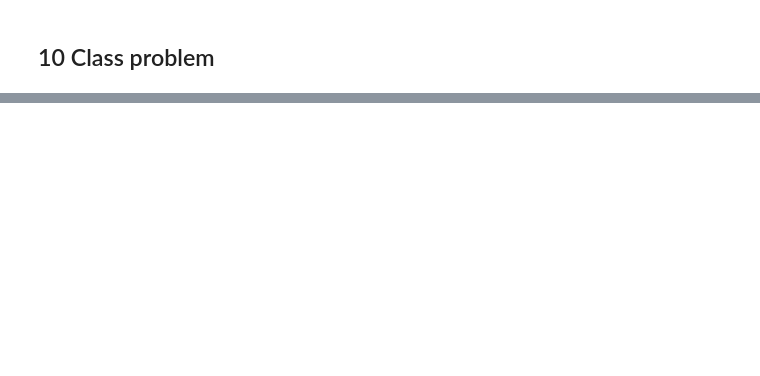
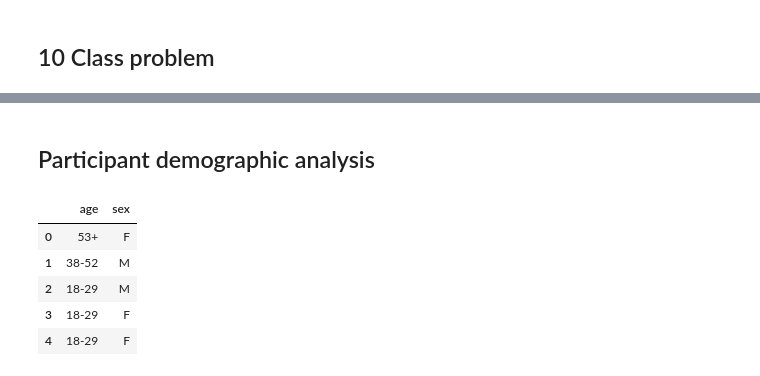
Before and after one commit to finlayscheib/capture24, a Jupyter notebook: Deep_models.ipynb, the cells around one changed output, grey strips where cells are left out. Saved outputs shown, nothing was run; the diff lists cells and outputs as text; code cells hidden in the pictures; blank space fills up the shorter version.

```diff
--- a/Deep_models.ipynb
+++ b/Deep_models.ipynb
@@ -325,0 +344,2 @@ test/f1: 0.469
+# %% [markdown]
+## Participant demographic analysis ##
@@ -325,0 +349,12 @@ test/f1: 0.469
+# %%
+#Gets just participants 101-151
+meta_data_test = meta_data.iloc[-51:].drop(columns = ["pid"], axis = 1)
+meta_data_test = meta_data_test.reset_index(drop=True)
+master = pd.merge(metrics_pp, meta_data_test, left_index = True, right_index=True)
+# %% [output]
+|  | age | sex |
+| 0 | 53+ | F |
+| 1 | 38-52 | M |
+| 2 | 18-29 | M |
+| 3 | 18-29 | F |
+| 4 | 18-29 | F |
```
Also changed, not shown: parts of 8 cells of this notebook, 2 other files.
